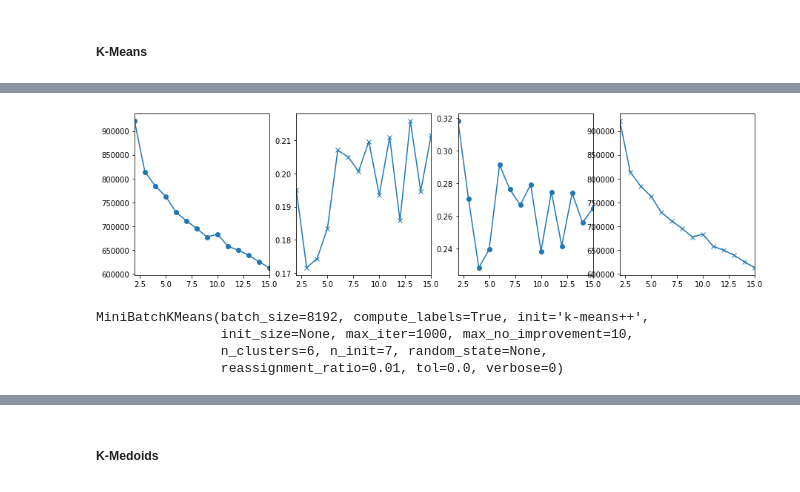
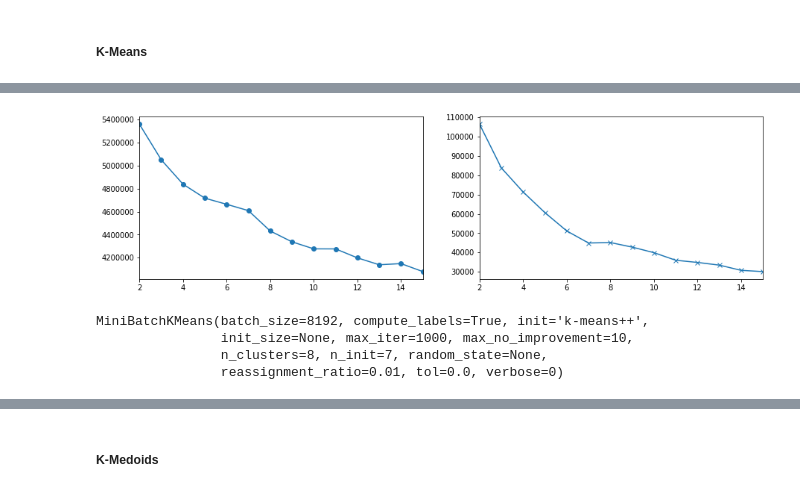
Before and after one commit to olalakul/udacity-MLengineer-capstone, a Jupyter notebook: Arvato Project Workbook.ipynb, the cells around one changed output, grey strips where cells are left out. Cells and saved outputs as stored; diff of their text form; code cells hidden in the pictures.

Commit message:
kmeans on azdias

```diff
--- a/Arvato Project Workbook.ipynb
+++ b/Arvato Project Workbook.ipynb
@@ -448,14 +448,14 @@ kmeans_evaluation = pd.DataFrame(columns=['inertia',
                                           'varaince_ratio'], dtype=float)
 for k in range(2,16):
     kmeans = MiniBatchKMeans(n_clusters=k, batch_size=2**13, n_init=7, max_iter=1000)
-    kmeans.fit(customers_ohe)
+    kmeans.fit(azdias_ohe)
     #print(k, 'inertia ', kmeans.inertia_)
     kmeans_evaluation.loc[k, 'inertia'] = kmeans.inertia_
-    kmeans_evaluation.loc[k, 'silhouette_euclidean'] = metrics.silhouette_score(customers_ohe,
-                                                                                kmeans.labels_, metric='euclidean')
-    kmeans_evaluation.loc[k, 'silhouette_cosine'] = metrics.silhouette_score(customers_ohe,
-                                                                             kmeans.labels_, metric='cosine')
-    kmeans_evaluation.loc[k, 'varaince_ratio'] = metrics.calinski_harabasz_score(customers_ohe, kmeans.labels_)
-    display(kmeans_evaluation)
+    #kmeans_evaluation.loc[k, 'silhouette_euclidean'] = metrics.silhouette_score(azdias_ohe,
+    #                                                                            kmeans.labels_, metric='euclidean')
+    #kmeans_evaluation.loc[k, 'silhouette_cosine'] = metrics.silhouette_score(azdias_ohe,
+    #                                                                         kmeans.labels_, metric='cosine')
+    kmeans_evaluation.loc[k, 'varaince_ratio'] = metrics.calinski_harabasz_score(azdias_ohe, kmeans.labels_)
+display(kmeans_evaluation)
 # %% [output]
 |  | inertia | silhouette_euclidean | silhouette_cosine | varaince_ratio |
@@ -580,22 +597,22 @@ for k in range(2,16):
 # %%
-fig, ax = plt.subplots(1, 4, figsize=(15,4))
-kmeans_evaluation['inertia'].plot(marker='o', ax=ax[0]);
-kmeans_evaluation['silhouette_euclidean'].plot(marker='x', ax=ax[1]);
-kmeans_evaluation['silhouette_cosine'].plot(marker='o', ax=ax[2]);
-kmeans_evaluation['inertia'].plot(marker='x', ax=ax[3]);
+fig, ax = plt.subplots(1, 2, figsize=(15,4))
+kmeans_evaluation['inertia'].plot(marker='o', ax=ax[0], label='inertia');
+#kmeans_evaluation['silhouette_euclidean'].plot(marker='x', ax=ax[1]);
+#kmeans_evaluation['silhouette_cosine'].plot(marker='o', ax=ax[2]);
+kmeans_evaluation['varaince_ratio'].plot(marker='x', ax=ax[1], label='varaince_ratio');
 display(fig)
 plt.close(fig)
 # %% [output]
-[figure, old version]
+[figure, new version]
 # %%
 ##### Silhouette Coefficient to evaluate the quality of clustering
 # %%
-kmeans = MiniBatchKMeans(n_clusters=6, batch_size=2**13, n_init=7, max_iter=1000)
-kmeans.fit(customers_ohe)
+kmeans = MiniBatchKMeans(n_clusters=8, batch_size=2**13, n_init=7, max_iter=1000)
+kmeans.fit(azdias_ohe)
 # %% [output]
 MiniBatchKMeans(batch_size=8192, compute_labels=True, init='k-means++',
                 init_size=None, max_iter=1000, max_no_improvement=10,
-                n_clusters=6, n_init=7, random_state=None,
+                n_clusters=8, n_init=7, random_state=None,
                 reassignment_ratio=0.01, tol=0.0, verbose=0)
 # %%
 centers = pd.DataFrame(kmeans.cluster_centers_.round(1), columns=azdias_ohe.columns)
```
Also changed, not shown: parts of 8 cells of this notebook.
